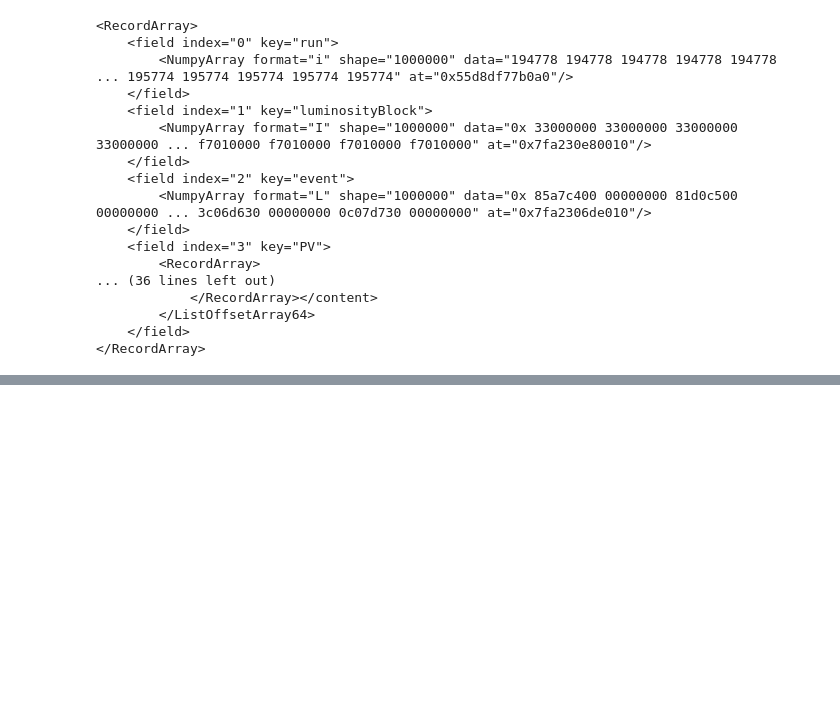
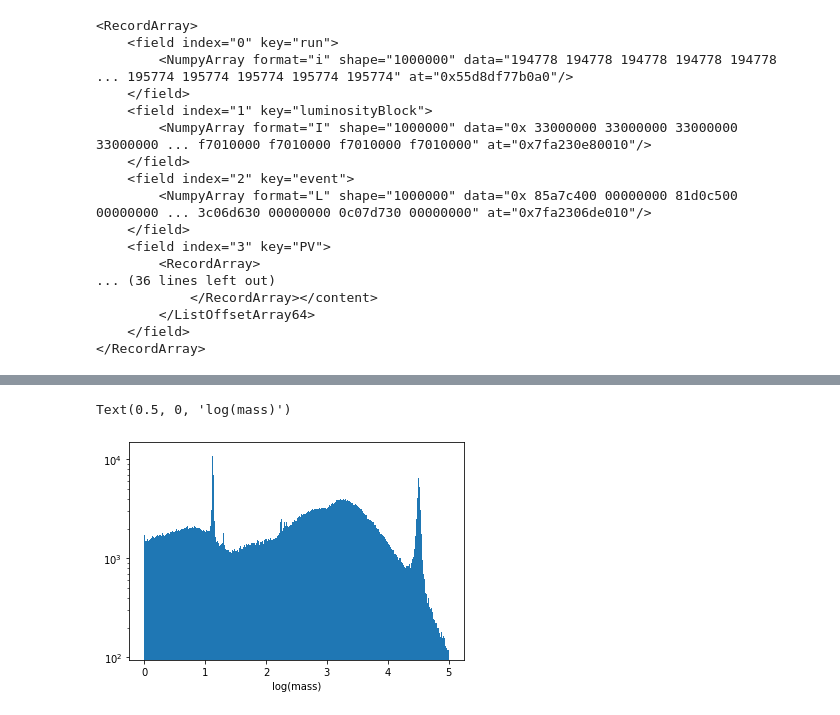
Before and after one commit to jpivarski-talks/2020-06-08-uproot-awkward-columnar-hats, a Jupyter notebook: 02-columnar-analysis-awkward-array.ipynb, the cells around one changed output, grey strips where cells are left out. Drawn from its saved outputs; the diff is of its cells as text; code cells hidden in the pictures; blank space fills up the shorter version.

```diff
--- a/02-columnar-analysis-awkward-array.ipynb
+++ b/02-columnar-analysis-awkward-array.ipynb
@@ -633,0 +731,8 @@ cms_events.layout
+# %%
+with np.errstate(divide="ignore"):
+    plt.hist(np.log(Zmass(cms_events)), bins=1000, range=(0, 5))
+plt.yscale("log")
+plt.xlabel("log(mass)")
+# %% [output]
+Text(0.5, 0, 'log(mass)')
+[figure, added]
```
Also changed, not shown: parts of 15 cells of this notebook.
